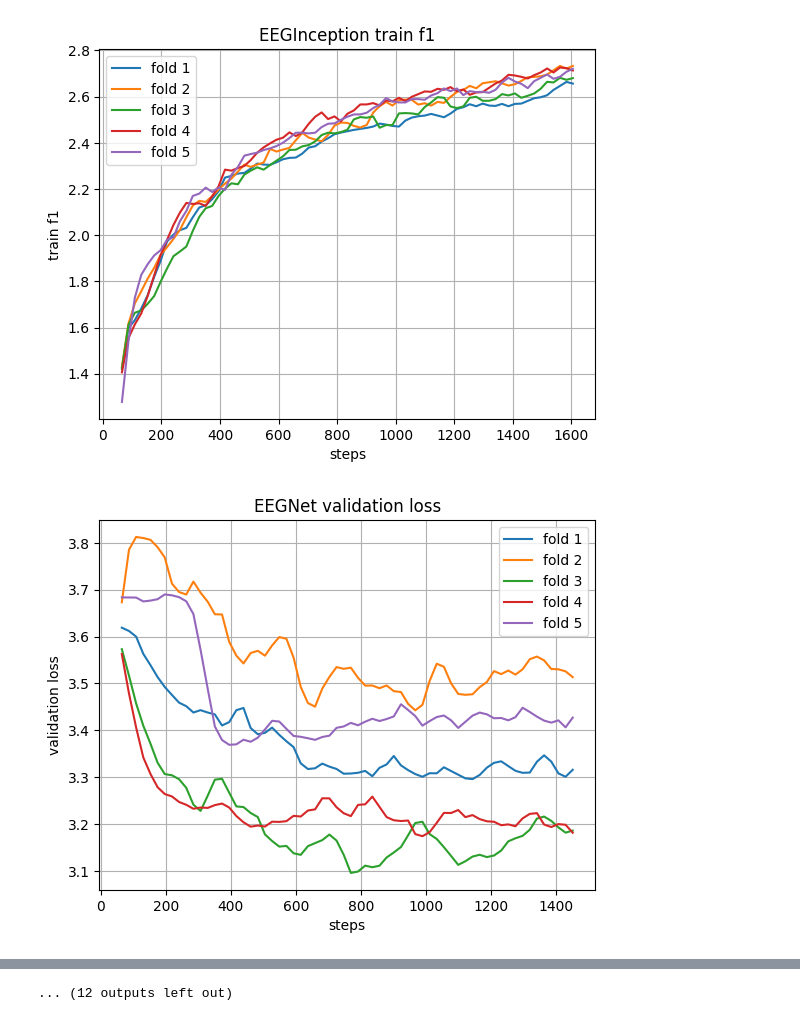
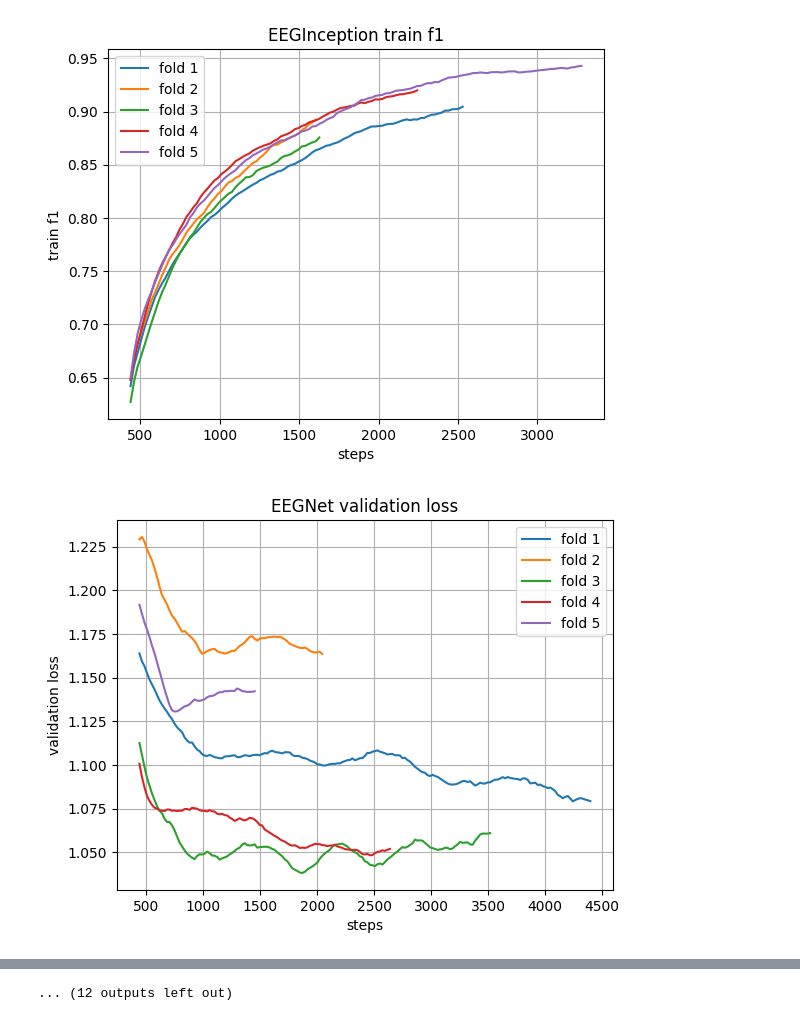
Before and after one commit to kapipapi/RoboticArmMotorImaginary, a Jupyter notebook: notebooks/plotting.ipynb, the cells around one changed output, grey strips where cells are left out. Saved outputs shown, nothing was run; the diff lists cells and outputs as text; code cells hidden in the pictures.

```diff
--- a/notebooks/plotting.ipynb
+++ b/notebooks/plotting.ipynb
@@ -42,26 +42,27 @@ metric_names = [
 # %%
 for net_name in net_names:
     df_net_filenames = filenames[filenames[0].str.contains(net_name)]
-    for metic_name in metric_names:
-        metic_name_label = " ".join(metic_name.split("_"))
+    for metric_name in metric_names:
+        metric_name_label = " ".join(metric_name.split("_"))
 
-        df_metric_filenames = df_net_filenames[df_net_filenames[0].str.contains(metic_name)]
+        df_metric_filenames = df_net_filenames[df_net_filenames[0].str.contains(metric_name)]
 
         df_metric = []
         for i, df_metric_filename in enumerate(df_metric_filenames[0]):
             df_value = pd.read_csv(df_metric_filename, index_col='step')[['value']]
 
-            df_value = df_value.rolling(3).sum()
+            df_value = df_value.rolling(20).mean()
 
             df_value = df_value.rename(columns={"value": f"fold {i+1}"})
 
             df_metric.append(df_value)
 
-        df_metric = pd.concat(df_metric, axis=1, join="inner")
-        df_metric.plot(
-            title=f"{net_name} {metic_name_label}",
+        df_metric = pd.concat(df_metric, axis=1)
+        fig = df_metric.plot(
+            title=f"{net_name} {metric_name_label}",
             grid=True,
-            ylabel=metic_name_label,
-            xlabel="steps"
-        )
+            ylabel=metric_name_label,
+            xlabel="steps",
+        ).get_figure()
+        fig.savefig(f"plots/{net_name}_{metric_name}", bbox_inches='tight', pad_inches=0.1)
 # %% [output]
@@ -73,2 +74,2 @@ for net_name in net_names:
-[figure, old version]
+[figure, new version]
-[figure, old version]
+[figure, new version]
```
Also changed, not shown: parts of 2 cells of this notebook, 28 other files.
